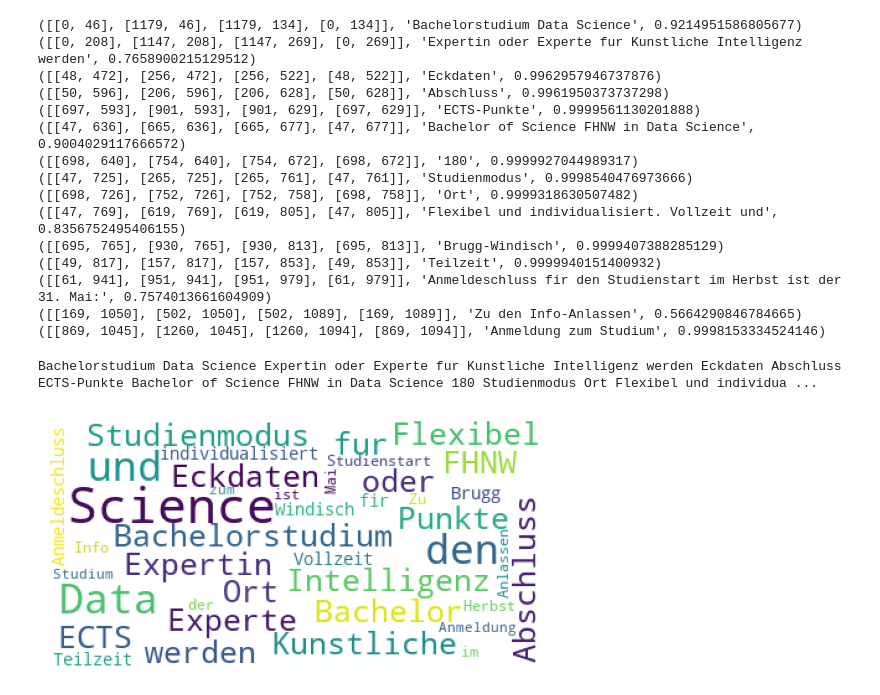
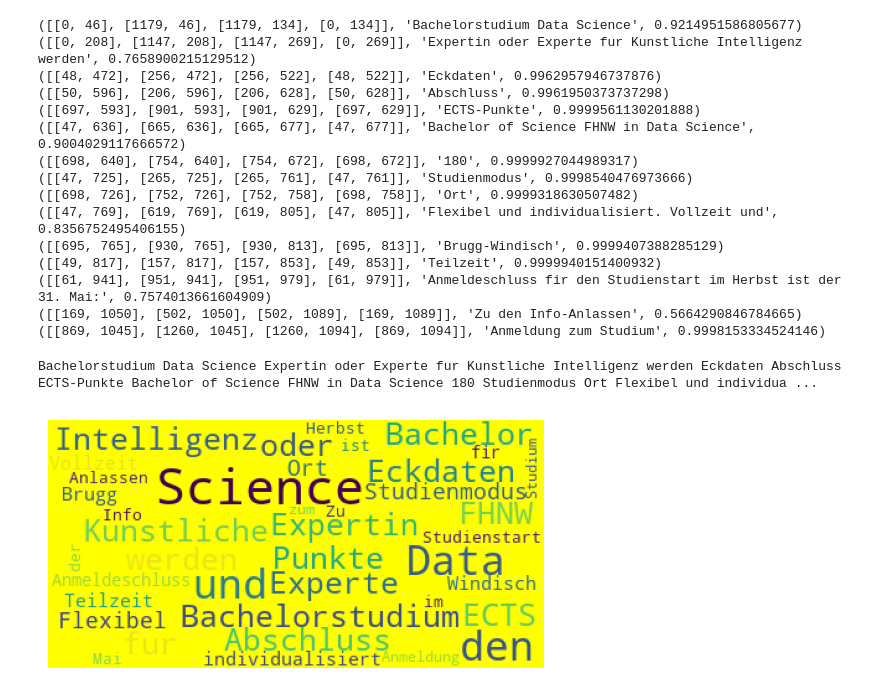
Before and after one commit to fburnelli/cas-de-stat-vis, a Jupyter notebook: text_Exercise.ipynb, the cells around one changed output. Saved outputs shown, nothing was run; the diff lists cells and outputs as text; code cells hidden in the pictures.

Commit message:
text exercise

```diff
--- a/text_Exercise.ipynb
+++ b/text_Exercise.ipynb
@@ -71,22 +71,20 @@ for (bbox,text,prob) in extracted_text:
 ([[61, 941], [951, 941], [951, 979], [61, 979]], 'Anmeldeschluss fir den Studienstart im Herbst ist der 31. Mai:', 0.7574013661604909)
 ([[169, 1050], [502, 1050], [502, 1089], [169, 1089]], 'Zu den Info-Anlassen', 0.5664290846784665)
 ([[869, 1045], [1260, 1045], [1260, 1094], [869, 1094]], 'Anmeldung zum Studium', 0.9998153334524146)
-# %%
-
-text = ' '.join([item[1] for item in extracted_text])
-print(concatenated_text)
-
-wordcloud = WordCloud().generate(text)
-
-
-
-
-wordcloud = WordCloud(background_color="white",max_words=len(text),max_font_size=40, relative_scaling=.5).generate(text)
-
-plt.figure()
-plt.imshow(wordcloud)
-plt.axis("off")
-plt.show()
-# %% [output]
-Bachelorstudium Data Science Expertin oder Experte fur Kunstliche Intelligenz werden Eckdaten Abschluss ECTS-Punkte Bachelor of Science FHNW in Data Science 180 Studienmodus Ort Flexibel und individua ...
-[figure, removed]
+# %%
+
+text = ' '.join([item[1] for item in extracted_text])
+print(concatenated_text)
+
+wordcloud = WordCloud().generate(text)
+
+
+wordcloud = WordCloud(background_color="yellow",max_words=len(text),max_font_size=40, relative_scaling=.5).generate(text)
+
+plt.figure()
+plt.imshow(wordcloud)
+plt.axis("off")
+plt.show()
+# %% [output]
+Bachelorstudium Data Science Expertin oder Experte fur Kunstliche Intelligenz werden Eckdaten Abschluss ECTS-Punkte Bachelor of Science FHNW in Data Science 180 Studienmodus Ort Flexibel und individua ...
+[figure, added]
```
Also changed, not shown: parts of 4 cells of this notebook.
